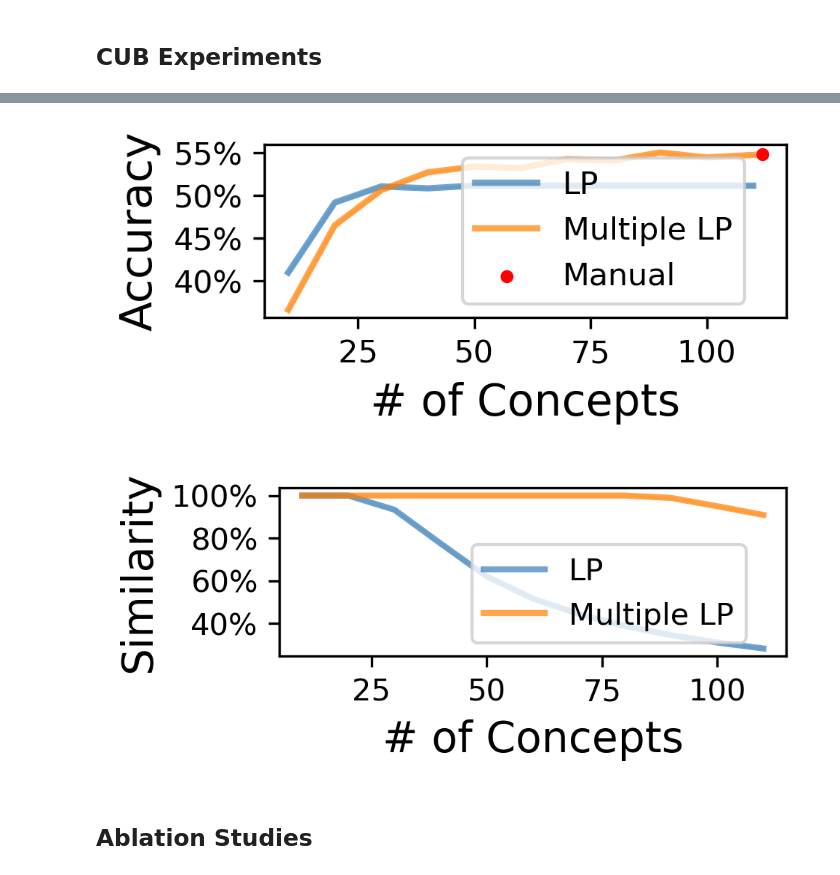
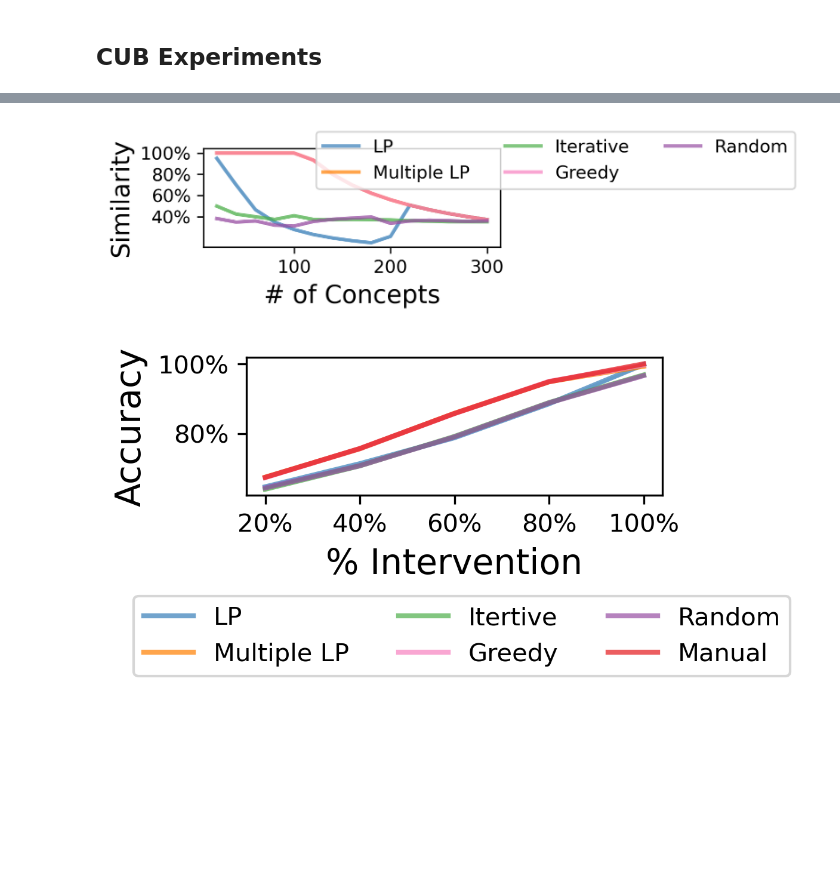
Before and after one commit to naveenr414/concept_decisions, a Jupyter notebook: scripts/notebooks/Plotting.ipynb, the cells around one changed output, grey strips where cells are left out. Drawn from its saved outputs; the diff is of its cells as text; code cells hidden in the pictures; blank space fills up the shorter version.

```diff
--- a/scripts/notebooks/Plotting.ipynb
+++ b/scripts/notebooks/Plotting.ipynb
@@ -397,9 +438,10 @@ fig.savefig("../../results/figures/imperfect_comparison.pdf",dpi=300, bbox_inche
 ### Intervention
 # %%
 intervention_probability = [0.25,0.5,0.75]
-num_concepts_selected = [2,2,2,2]
+num_concepts_selected = [2,2,2,2,15,40,40]
 fixed_accuracies = [[0.5,0.75,0.75],[0.5,0.75,0.75,0.5,0.5,0.5,0.5,0.5,0.5,0.5,0.5,0.5,0.5,0.5,0.5],[0.75,0.75,0.75,0.5],[0.75,0.75,0.75,0.75,0.75,0.5]]
-environments = ["cyclic_4","cyclic_16","tree_7","tree_31"]
+fixed_accuracies += [[0.75 for i in range(24)],[0.9 for i in range(44)],[0.75 for i in range(141)]]
+environments = ["cyclic_4","cyclic_16","tree_7","tree_31","cart_pole","mini_grid","mimic"]
 
 greedy_selection = [[0 for i in range(len(intervention_probability))] for i in range(len(environments))]
 lp_selection = [[0 for i in range(len(intervention_probability))] for i in range(len(environments))]
@@ -412,6 +454,7 @@ for i,n in enumerate(intervention_probability):
                         'training_timesteps': training_times[e], 'concept_source': 'human_selected_binary', 'run_intervention': True,
                         'intervention_probability': n,'cbm_accuracy_by_concept': fixed_accuracies[j]})
         if len(matching_params) > 0:
+            print(e,len(matching_params))
             res = [
                 [i['intervention_comparison']['greedy']['binary']['reward'] for i in matching_params],
                 [i['intervention_comparison']['lp']['binary']['reward'] for i in matching_params],
@@ -595,10 +657,11 @@ plt.tight_layout()
 all_labels = ["Iterative","Bayesian"]
 
 for i in range(len(environments)):
-    x_groups = [list(range(len(arr[0]))) for arr in [perf_by_iteration,bayesian_by_iteration]]
-    x_vals = list(range(1,num_iterations+1))
+    x_groups = [list(range(len(arr[i]))) for arr in [perf_by_iteration,bayesian_by_iteration]]
+    x_vals = list(range(1,num_iterations[i]+1))
     y_vals = [[np.mean(arr[i][j]) for j in range(len(arr[i]))] for arr in [perf_by_iteration,bayesian_by_iteration]]
     x,y = index_to_tuple(i)
+
     y_std = [[np.std(arr[i][j])/len(arr[i][j])**.5 for j in range(len(arr[i]))] for arr in [perf_by_iteration,bayesian_by_iteration]]
 
     plot_line(ax[x][y],x_groups,y_vals,y_std,all_labels,line_format)
@@ -673,8 +734,10 @@ matching_params = get_results_matching_parameters("cub","",{'num_concepts_select
 # %%
-perfect_lp = [[m['perfect']['lp'][str(c)]['reward'] for c in [10,20,30,40,50,60,70,80,90,100,110]] for m in matching_params]
+matching_params = get_results_matching_parameters("cub","",{'num_concepts_selected': 311, 'epochs': 50})
+perfect_lp = [[m['perfect']['lp'][str(c)]['reward'] for c in range(20,311,20)] for m in matching_params]
 chosen_concepts = np.mean([m['perfect']['manual']['reward'] for m in matching_params])
-similarity = [len(set(matching_params[0]['perfect']['lp'][str(c)]['concepts']).intersection(set(matching_params[0]['perfect']['manual']['concepts'])))/c for c in [10,20,30,40,50,60,70,80,90,100,110]]
+similarity = [[len(set(matching_params[0]['perfect']['lp'][str(c)]['concepts']).intersection(set(m['perfect']['manual']['concepts'])))/c for m in matching_params] for c in range(20,311,20)]
 perfect_lp = np.mean(perfect_lp,axis=0)
+similarity = np.mean(similarity,axis=1)
 # %%
 # Plot #concpet perf.
 # Plot Comparison for each env
@@ -745,30 +849,41 @@ chosen_concepts = np.mean([m['imperfect']['manual']['reward'] for m in matching_
+# %%
+similarity_multiple = [[len(set(m['imperfect']['multiple'][str(c)]['concepts']).intersection(set(m['perfect']['manual']['concepts'])))/c for m in matching_params] for c in range(20,311,20)]
+similarity_random= [[len(set(m['imperfect']['random'][str(c)]['concepts']).intersection(set(m['perfect']['manual']['concepts'])))/c for m in matching_params] for c in range(20,311,20)]
+similarity_greedy= [[len(set(m['imperfect']['greedy'][str(c)]['concepts']).intersection(set(m['perfect']['manual']['concepts'])))/c for m in matching_params] for c in range(20,311,20)]
+similarity_iterative= [[len(set(m['imperfect']['iterative'][str(c)]['concepts']).intersection(set(m['perfect']['manual']['concepts'])))/c for m in matching_params] for c in range(20,311,20)]
+similarity = [[len(set(m['perfect']['lp'][str(c)]['concepts']).intersection(set(matching_params[0]['perfect']['manual']['concepts'])))/c for m in matching_params] for c in range(20,311,20)]
+
+similarity_multiple = np.mean(similarity_multiple,axis=1)
+similarity_random = np.mean(similarity_random,axis=1)
+similarity_greedy = np.mean(similarity_greedy,axis=1)
+similarity_iterative = np.mean(similarity_iterative,axis=1)
+similarity = np.mean(similarity,axis=1)
 # %%
 # Plot #concpet perf.
 # Plot Comparison for each env
 plot_dimensions = (1,1)
 
 sup_y_label = ""
 overall_format = {'figsize':(3,1),
     'style_size': style_size,
     'has_grid': False,
-    'y_ticks': [[[[0.4,0.45,0.5,0.55],["40%","45%","50%","55%"]]]]
+    'y_ticks': [[[[0.4,0.6,0.8,1],["40%","60%","80%","100%"]]]],
 }
 
-fig,ax = create_axes(plot_dimensions,overall_format,x_labels=[["# of Concepts"]],y_labels=[["Accuracy"]])
+fig,ax = create_axes(plot_dimensions,overall_format,x_labels=[["# of Concepts"]],y_labels=[["Similarity"]])
 
 line_format = {'color_palette': 'six_color', 'linewidth': 2}
 plt.tight_layout()
 
-all_labels = ["LP","Multiple LP"]
+all_labels = ["LP","Multiple LP","Iterative","Greedy","Random"]
 
-x_groups = [list(range(10,119,10)),list(range(10,119,10))]
-y_vals = [[imperfect_lp[min(i,len(imperfect_lp)-1)] for i in range(len(x_groups[0]))],[multiple_lp[min(i,len(multiple_lp)-1)] for i in range(len(x_groups[0]))]]
+x_groups = [list(range(20,311,20)) for i in range(len(all_labels))]
+y_vals = [[arr[min(i,len(similarity)-1)] for i in range(len(x_groups[0]))] for arr in [similarity,similarity_multiple,similarity_iterative,similarity_greedy,similarity_random]]
 
 plot_line(ax[0][0],x_groups,y_vals,[[0 for i in range(len(arr))] for arr in y_vals],all_labels,line_format)
-plt.scatter([112],[chosen_concepts],s=10,c='red',label="Manual")
 
-legend_format = {'style_size': style_size,'type': 'is_local', 'loc': 'lower left', 'ncol': 1, 'bbox_to_anchor': (0.35,-0.01),'fontsize': 10}
+legend_format = {'style_size': style_size,'type': 'is_local', 'loc': 'lower left', 'ncol': 3, 'bbox_to_anchor': (0.35,0.5),'fontsize': 10}
 create_legend(fig,ax,plot_dimensions,legend_format)
-fig.savefig("../../results/figures/imperfect_cub.pdf",dpi=300, bbox_inches='tight')
+fig.savefig("../../results/figures/similarity_cub.pdf",dpi=300, bbox_inches='tight')
 # %% [output]
-[figure, old version]
+[figure, new version]
@@ -784,25 +909,26 @@ sup_y_label = ""
 overall_format = {'figsize':(3,1),
     'style_size': style_size,
     'has_grid': False,
-    'y_ticks': [[[[0.4,0.6,0.8,1],["40%","60%","80%","100%"]]]]
+    'y_ticks': [[[[0,0.2,0.4,0.6,0.8,1],["0%","20%","40%","60%","80%","100%"]]]],
+    'x_ticks': [[[[0,0.2,0.4,0.6,0.8,1],["0%","20%","40%","60%","80%","100%"]]]]
+
+    # 'y_lim': [[[0.55,0.65]]],
 }
 
-fig,ax = create_axes(plot_dimensions,overall_format,x_labels=[["# of Concepts"]],y_labels=[["Similarity"]])
+fig,ax = create_axes(plot_dimensions,overall_format,x_labels=[["% Intervention"]],y_labels=[["Accuracy"]])
 
 line_format = {'color_palette': 'six_color', 'linewidth': 2}
 plt.tight_layout()
 
-all_labels = ["LP","Multiple LP"]
+all_labels = ["LP","Multiple LP","Itertive","Greedy","Random","Manual"]
 
-x_groups = [list(range(10,119,10)),list(range(10,119,10))]
-y_vals = [[similarity[min(i,len(similarity)-1)] for i in range(len(x_groups[0]))],[similarity_multiple[min(i,len(similarity_multiple)-1)] for i in range(len(x_groups[0]))]]
+x_groups = [[0.2,0.4,0.6,0.8,1.0] for i in range(len(all_labels))]
+y_vals = [[arr[min(i,len(arr)-1)] for i in range(len(x_groups[0]))] for arr in [imperfect_intervention,multiple_intervention,iterative_intervention,greedy_intervention,random_intervention,chosen_concepts]]
 
 plot_line(ax[0][0],x_groups,y_vals,[[0 for i in range(len(arr))] for arr in y_vals],all_labels,line_format)
 
-legend_format = {'style_size': style_size,'type': 'is_local', 'loc': 'lower left', 'ncol': 1, 'bbox_to_anchor': (0.35,-0.01),'fontsize': 10}
+legend_format = {'style_size': style_size,'type': 'is_local', 'loc': 'lower left', 'ncol': 3, 'bbox_to_anchor': (-0.3,-1.4),'fontsize': 10}
 create_legend(fig,ax,plot_dimensions,legend_format)
-fig.savefig("../../results/figures/similarity_cub.pdf",dpi=300, bbox_inches='tight')
+fig.savefig("../../results/figures/imperfect_cub.pdf",dpi=300, bbox_inches='tight')
 # %% [output]
-[figure, old version]
+[figure, new version]
-# %% [markdown]
-## Ablation Studies
```
Also changed, not shown: parts of 19 cells of this notebook, 14 other files.
